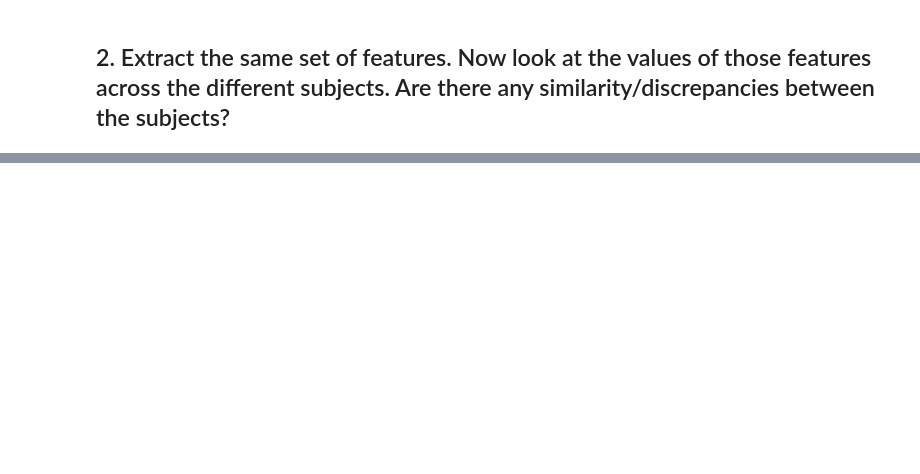
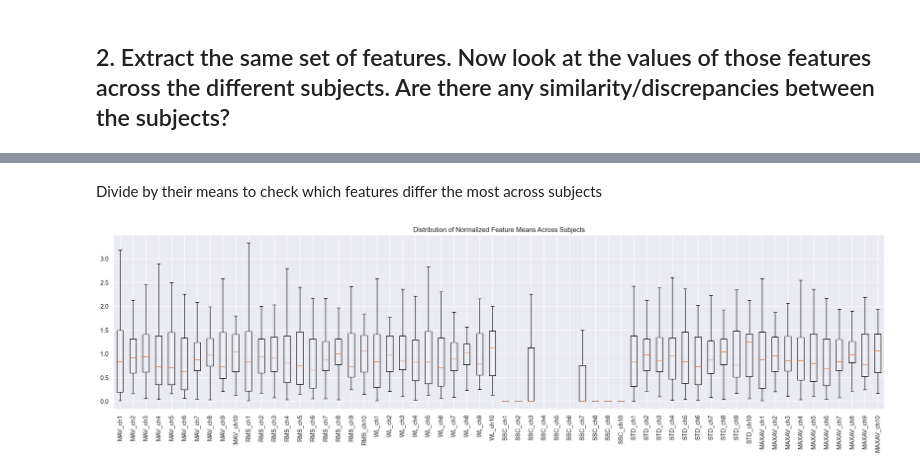
Before and after one commit to philipp-fvef/nx-421-group-w-project-2, a Jupyter notebook: Part2.ipynb, the cells around one changed output, grey strips where cells are left out. Cells and saved outputs as stored; diff of their text form; code cells hidden in the pictures; blank space fills up the shorter version.

```diff
--- a/Part2.ipynb
+++ b/Part2.ipynb
@@ -563,0 +649,12 @@ Found 0 suspicious trials
+# %% [markdown]
+Divide by their means to check which features differ the most across subjects
+# %%
+all_means_normalized = all_means / np.mean(all_means, axis=0, keepdims=True)
+plt.figure(figsize=(20, 6))
+plt.boxplot(all_means_normalized, showfliers=False)
+plt.xticks(range(1, len(flat_feature_names)+1), flat_feature_names, rotation=90)
+plt.title("Distribution of Normalized Feature Means Across Subjects")
+plt.tight_layout()
+plt.show()
+# %% [output]
+[figure, added]
```
Also changed, not shown: parts of 49 cells of this notebook.
